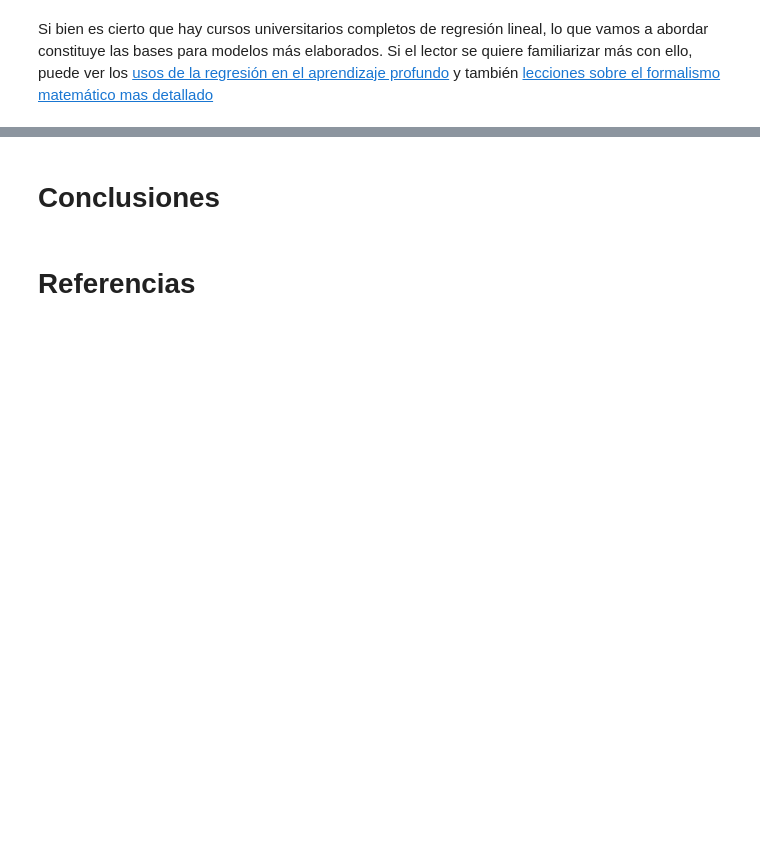
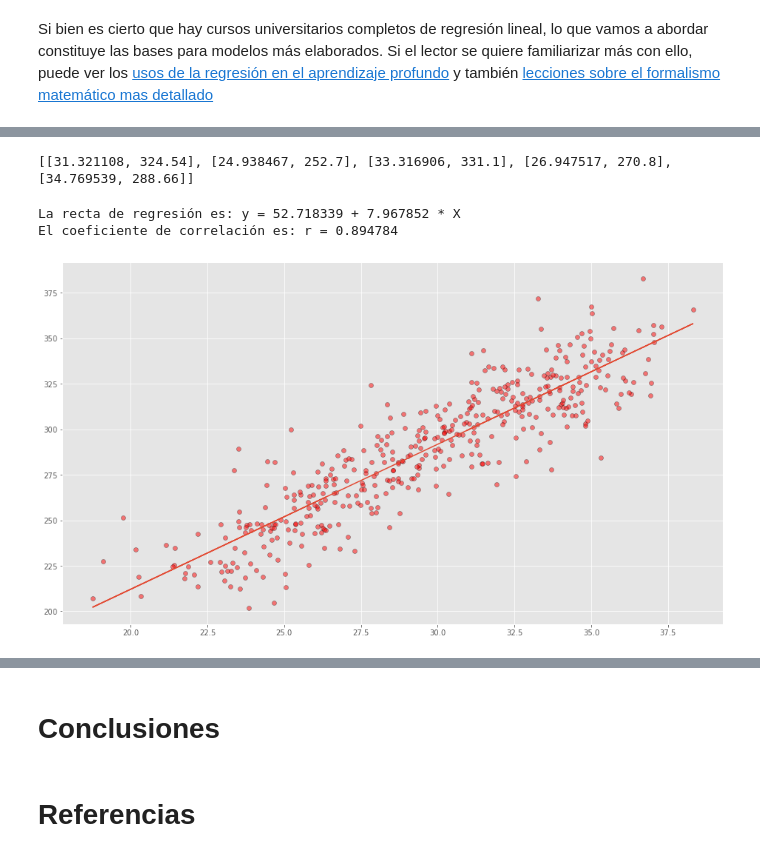
Before and after one commit to daagonzalezgu/Curso-Big-Data-2021-I, a Jupyter notebook: EnsayoJupyter/Ensayo.ipynb, the cells around one changed output, grey strips where cells are left out. Cells and saved outputs as stored; diff of their text form; code cells hidden in the pictures; blank space fills up the shorter version.

```diff
--- a/EnsayoJupyter/Ensayo.ipynb
+++ b/EnsayoJupyter/Ensayo.ipynb
@@ -21,0 +164,15 @@ Si bien es cierto que hay cursos universitarios completos de regresión lineal,
+# %%
+#creamos las listas para training y test aleatoriamente
+all_data = [[x_val, y_val] for x_val, y_val in zip(OUTDOOR_TEMP, ELECTRIC_POWER)]
+print (all_data[:5])
+random.shuffle(all_data)
+div = math.ceil(len(all_data)*0.3)
+data_train = all_data[:div]
+data_test = all_data[div:]
+
+data_train_X = [ele[0] for ele in data_train]
+data_train_y = [ele[1] for ele in data_train]
+data_test_X = [ele[0] for ele in data_test]
+data_test_y = [ele[1] for ele in data_test]
+# %% [output]
+[[31.321108, 324.54], [24.938467, 252.7], [33.316906, 331.1], [26.947517, 270.8], [34.769539, 288.66]]
@@ -21,0 +215,15 @@ Si bien es cierto que hay cursos universitarios completos de regresión lineal,
+# %%
+mylinreg=Lin_reg(data_train_X,data_train_y)
+# %%
+a, b = mylinreg.Coeficientes()
+print('La recta de regresión es: y = %f + %f * X'%(mylinreg.Coeficientes()))
+print('El coeficiente de correlación es: r = %f' %mylinreg.r)
+# %% [output]
+La recta de regresión es: y = 52.718339 + 7.967852 * X
+El coeficiente de correlación es: r = 0.894784
+# %%
+plt.scatter(data_train_X, data_train_y, c='r', edgecolors=(0, 0, 0), alpha=0.5)
+plt.plot(data_train_X, [a + b * x for x in data_train_X])
+plt.show()
+# %% [output]
+[figure, added]
```
Also changed, not shown: parts of 34 cells of this notebook.
